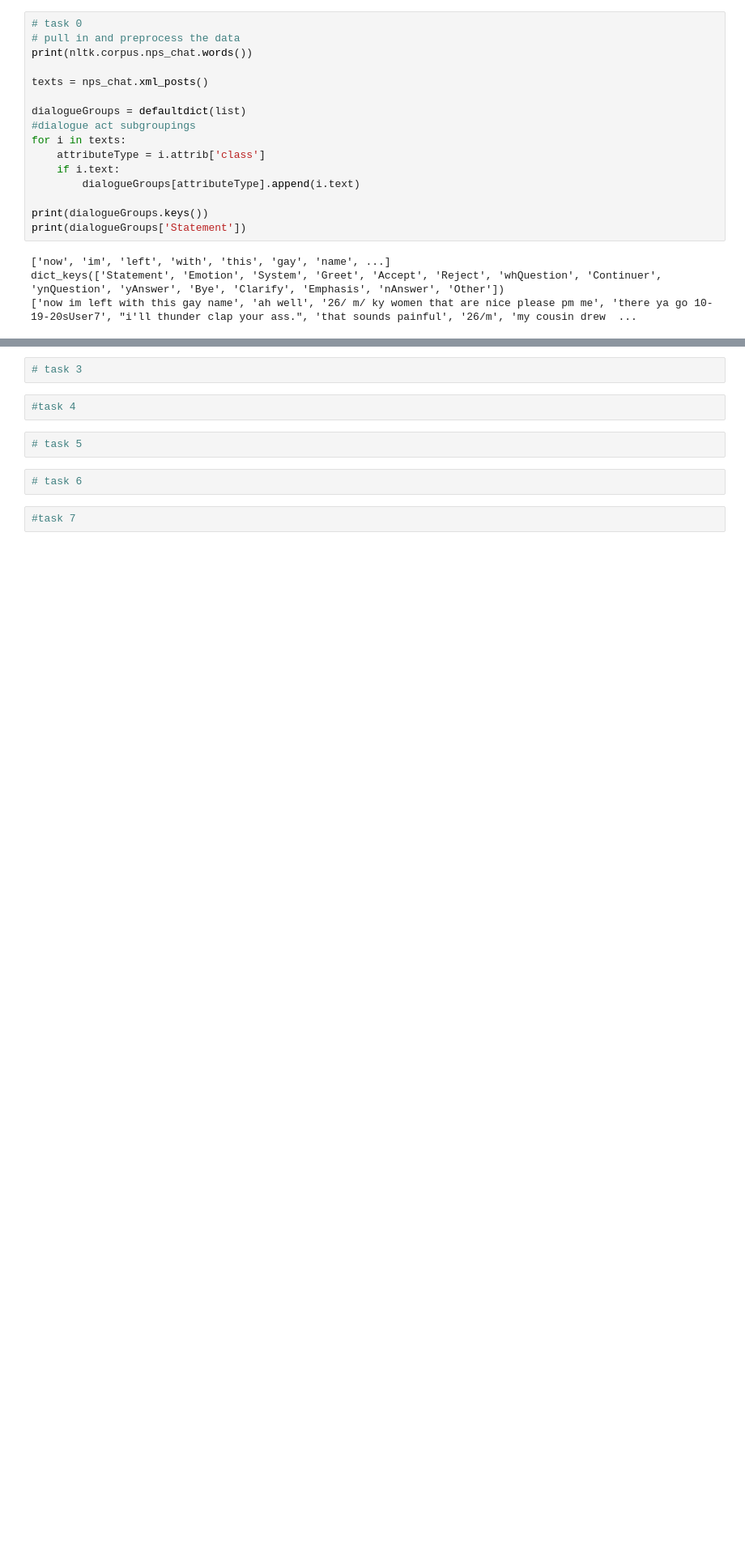
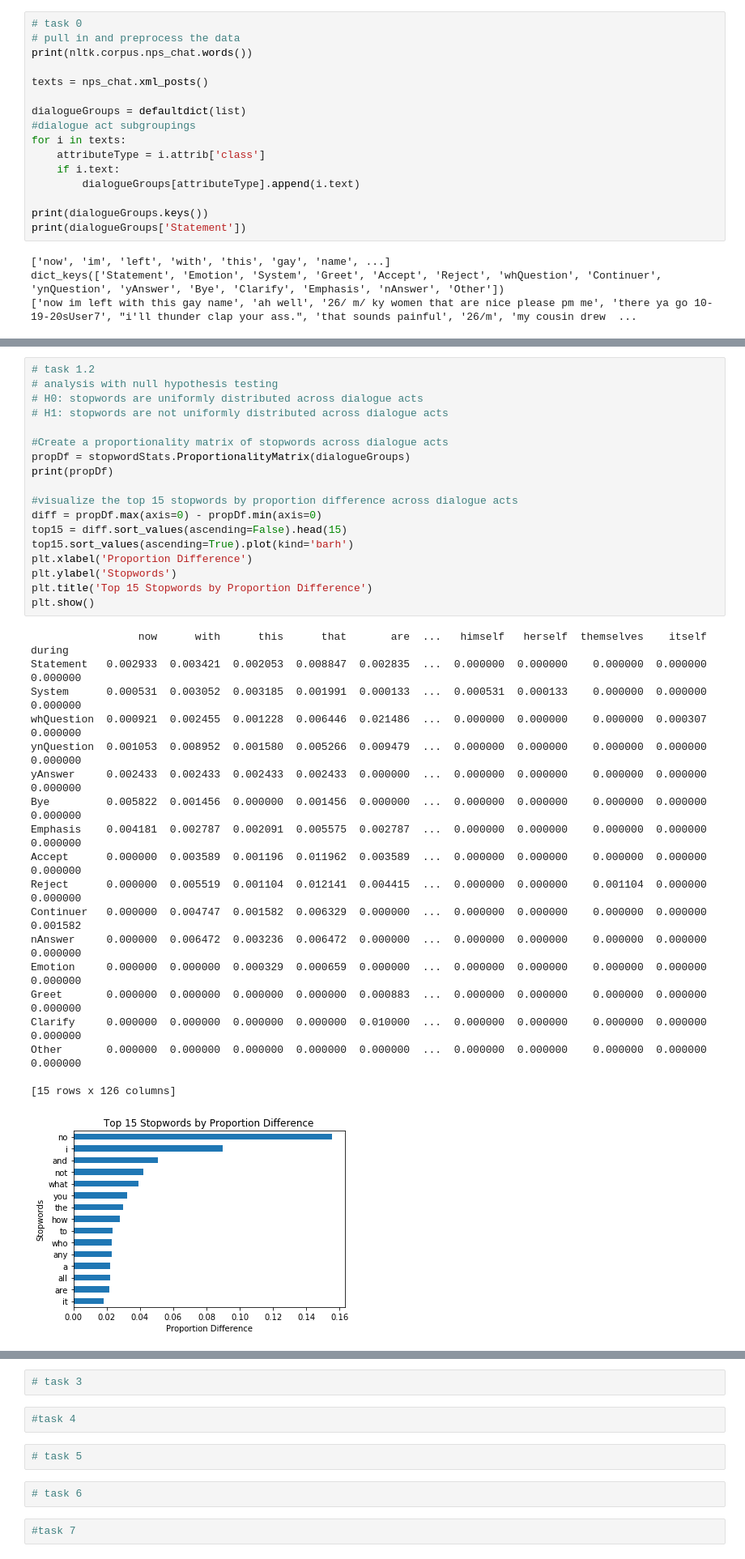
Before and after one commit to NevaEvar/NLP_Final_Project, a Jupyter notebook: Main.ipynb, the cells around one changed output, grey strips where cells are left out. Shown at 81% size. Drawn from its saved outputs; the diff is of its cells as text; blank space fills up the shorter version.

```diff
--- a/Main.ipynb
+++ b/Main.ipynb
@@ -41,2 +96,40 @@ this is working
+# %%
+# task 1.2
+# analysis with null hypothesis testing
+# H0: stopwords are uniformly distributed across dialogue acts
+# H1: stopwords are not uniformly distributed across dialogue acts
+
+#Create a proportionality matrix of stopwords across dialogue acts
+propDf = stopwordStats.ProportionalityMatrix(dialogueGroups)
+print(propDf)
+
+#visualize the top 15 stopwords by proportion difference across dialogue acts
+diff = propDf.max(axis=0) - propDf.min(axis=0)
+top15 = diff.sort_values(ascending=False).head(15)
+top15.sort_values(ascending=True).plot(kind='barh')
+plt.xlabel('Proportion Difference')
+plt.ylabel('Stopwords')
+plt.title('Top 15 Stopwords by Proportion Difference')
+plt.show()
+# %% [output]
+                 now      with      this      that       are  ...   himself   herself  themselves    itself    during
+Statement   0.002933  0.003421  0.002053  0.008847  0.002835  ...  0.000000  0.000000    0.000000  0.000000  0.000000
+System      0.000531  0.003052  0.003185  0.001991  0.000133  ...  0.000531  0.000133    0.000000  0.000000  0.000000
+whQuestion  0.000921  0.002455  0.001228  0.006446  0.021486  ...  0.000000  0.000000    0.000000  0.000307  0.000000
+ynQuestion  0.001053  0.008952  0.001580  0.005266  0.009479  ...  0.000000  0.000000    0.000000  0.000000  0.000000
+yAnswer     0.002433  0.002433  0.002433  0.002433  0.000000  ...  0.000000  0.000000    0.000000  0.000000  0.000000
+Bye         0.005822  0.001456  0.000000  0.001456  0.000000  ...  0.000000  0.000000    0.000000  0.000000  0.000000
+Emphasis    0.004181  0.002787  0.002091  0.005575  0.002787  ...  0.000000  0.000000    0.000000  0.000000  0.000000
+Accept      0.000000  0.003589  0.001196  0.011962  0.003589  ...  0.000000  0.000000    0.000000  0.000000  0.000000
+Reject      0.000000  0.005519  0.001104  0.012141  0.004415  ...  0.000000  0.000000    0.001104  0.000000  0.000000
+Continuer   0.000000  0.004747  0.001582  0.006329  0.000000  ...  0.000000  0.000000    0.000000  0.000000  0.001582
+nAnswer     0.000000  0.006472  0.003236  0.006472  0.000000  ...  0.000000  0.000000    0.000000  0.000000  0.000000
+Emotion     0.000000  0.000000  0.000329  0.000659  0.000000  ...  0.000000  0.000000    0.000000  0.000000  0.000000
+Greet       0.000000  0.000000  0.000000  0.000000  0.000883  ...  0.000000  0.000000    0.000000  0.000000  0.000000
+Clarify     0.000000  0.000000  0.000000  0.000000  0.010000  ...  0.000000  0.000000    0.000000  0.000000  0.000000
+Other       0.000000  0.000000  0.000000  0.000000  0.000000  ...  0.000000  0.000000    0.000000  0.000000  0.000000
+
+[15 rows x 126 columns]
+[figure, added]
 # %%
 # task 2
```
Also changed, not shown: parts of 4 cells of this notebook, 1 other file.
